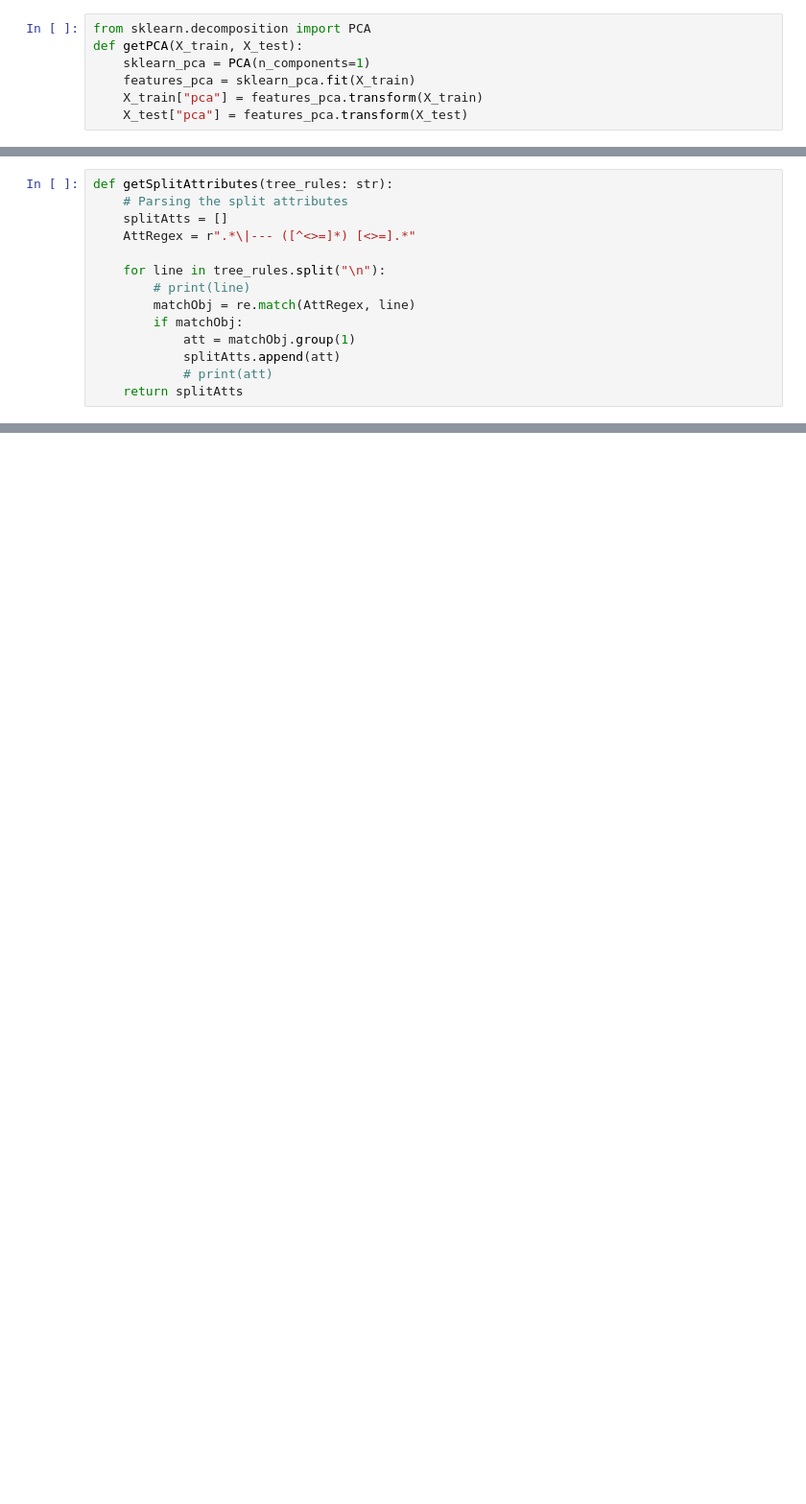
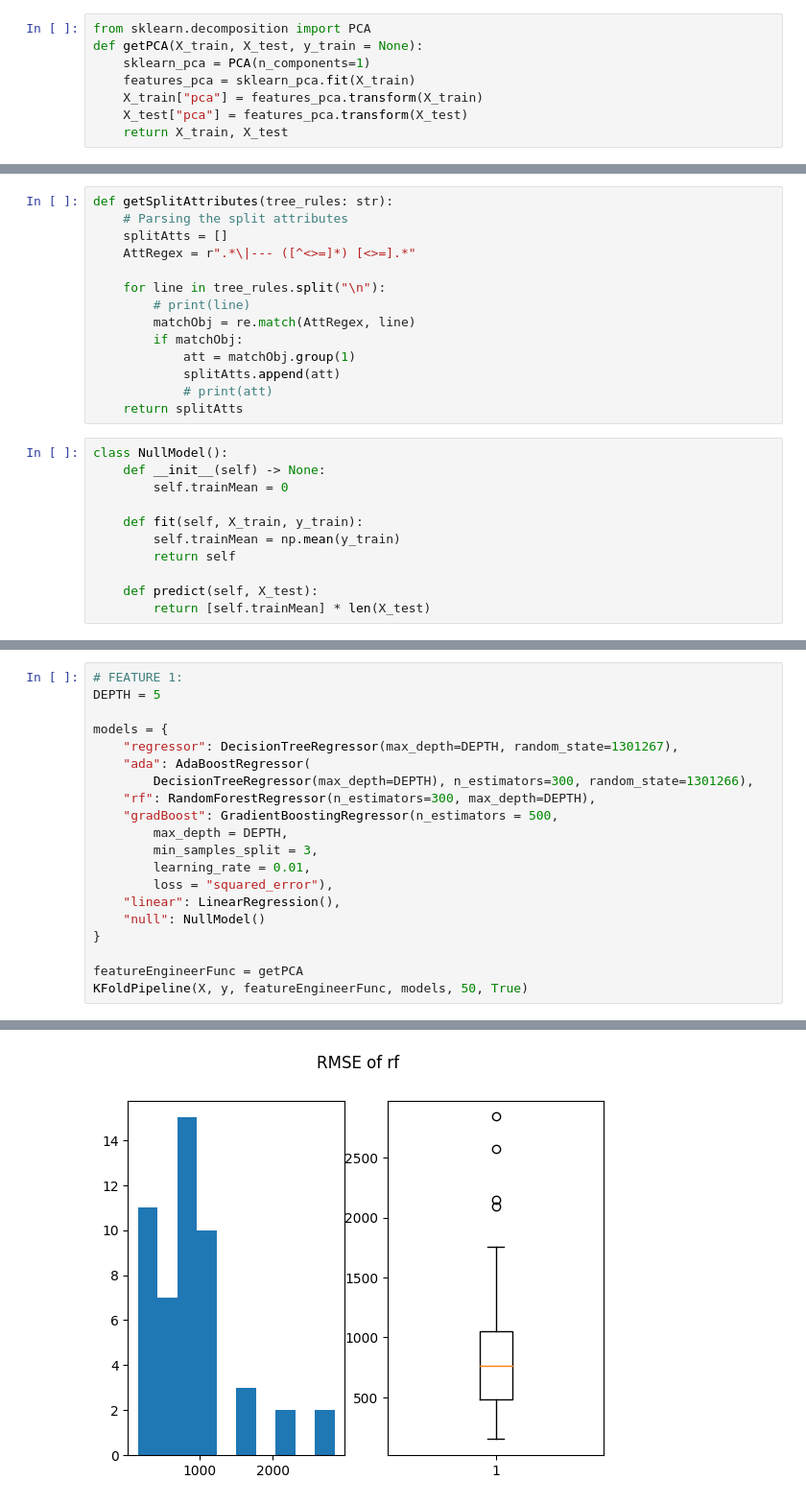
Before and after one commit to khangluong2004/COMP20008_Assignment2, a Jupyter notebook: khang/model.ipynb, the cells around one changed output, grey strips where cells are left out. Shown at 96% size. Drawn from its saved outputs; the diff is of its cells as text; blank space fills up the shorter version.

Commit message:
Fix pipeline

```diff
--- a/khang/model.ipynb
+++ b/khang/model.ipynb
@@ -172,8 +177,9 @@ modelData
 112 rows × 170 columns
 # %%
 from sklearn.decomposition import PCA
-def getPCA(X_train, X_test):
+def getPCA(X_train, X_test, y_train = None):
     sklearn_pca = PCA(n_components=1)
     features_pca = sklearn_pca.fit(X_train)
     X_train["pca"] = features_pca.transform(X_train)
     X_test["pca"] = features_pca.transform(X_test)
+    return X_train, X_test
@@ -221,3 +197,14 @@ def getSplitAttributes(tree_rules: str):
             splitAtts.append(att)
             # print(att)
     return splitAtts
+# %%
+class NullModel():
+    def __init__(self) -> None:
+        self.trainMean = 0
+
+    def fit(self, X_train, y_train):
+        self.trainMean = np.mean(y_train)
+        return self
+
+    def predict(self, X_test):
+        return [self.trainMean] * len(X_test)
@@ -422,0 +378,21 @@ Name: count, Length: 91, dtype: int64
+# %%
+# FEATURE 1:
+DEPTH = 5
+
+models = {
+    "regressor": DecisionTreeRegressor(max_depth=DEPTH, random_state=1301267),
+    "ada": AdaBoostRegressor(
+        DecisionTreeRegressor(max_depth=DEPTH), n_estimators=300, random_state=1301266),
+    "rf": RandomForestRegressor(n_estimators=300, max_depth=DEPTH),
+    "gradBoost": GradientBoostingRegressor(n_estimators = 500,
+        max_depth = DEPTH,
+        min_samples_split = 3,
+        learning_rate = 0.01,
+        loss = "squared_error"),
+    "linear": LinearRegression(),
+    "null": NullModel()
+}
+
+featureEngineerFunc = getPCA
+KFoldPipeline(X, y, featureEngineerFunc, models, 50, True)
+# %% [output]
@@ -422,0 +440 @@ Name: count, Length: 91, dtype: int64
+[figure, added]
```
Also changed, not shown: parts of 15 cells of this notebook.
